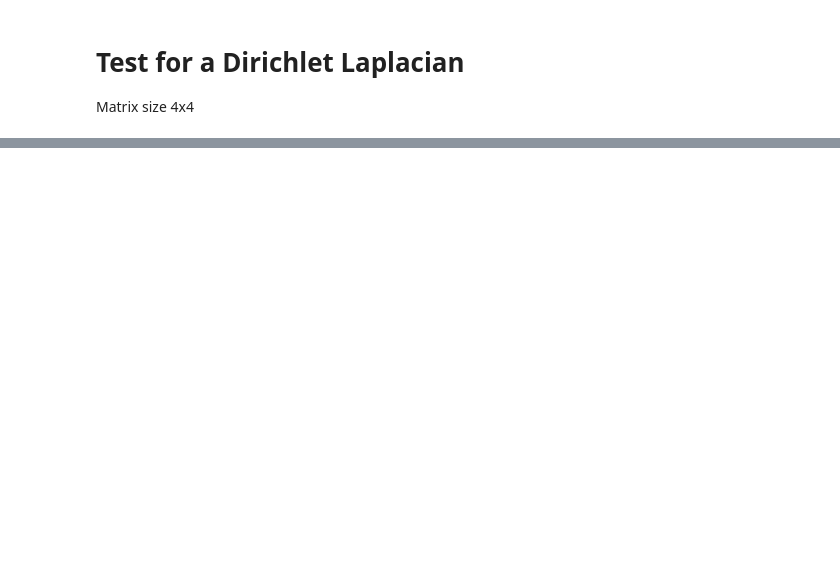
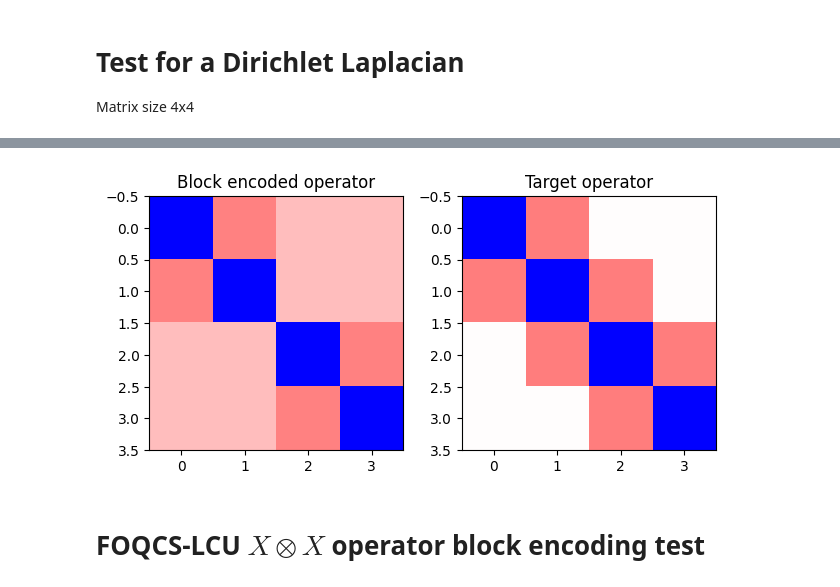
Before and after one commit to TDC28/laplacian_beqc, a Jupyter notebook: foqcs-lcu.ipynb, the cells around one changed output, grey strips where cells are left out. Drawn from its saved outputs; the diff is of its cells as text; code cells hidden in the pictures; blank space fills up the shorter version.

```diff
--- a/foqcs-lcu.ipynb
+++ b/foqcs-lcu.ipynb
@@ -105,7 +106,11 @@ Matrix size 4x4
 ops, coefs = PauliDecomposition(generate_laplacian([4], analytic_normalize=True).todense())
 ops2 = []
 
+coefs = np.sqrt(np.array(coefs))
+
 for op in ops:
+    print(op)
     ops2.append(PauliGate(op))
+    print(PauliGate(op))
 
-be = lcu_block_encoding(2, np.sqrt(coefs), ops2)
+ops = ops2
@@ -132,0 +126,12 @@ array([[-0.5       , -0.20412415,  0.28867513,  0.11785113],
+# %%
+L = 2
+subprep = sub_prep_foqcs_lcu(coefs, normalization=True, compact=True)
+subprepL = sub_prep_foqcs_lcu(coefs.conj(), normalization=True, compact=True)
+select = select_foqcs_lcu(L)
+
+qc = QuantumCircuit(3 * L)
+qc.append(subprep, list(range(0, L)))
+qc.append(select, list(range(3 * L)))
+qc.append(subprepL.inverse(), list(range(L)))
+op = qc.to_instruction()
+qc.draw()
@@ -132,0 +152,18 @@ array([[-0.5       , -0.20412415,  0.28867513,  0.11785113],
+# %%
+qc2 = QuantumCircuit(3 * L)
+qc2.append(op, [4, 5, 2, 3, 0, 1])
+qc2.decompose().draw()
+
+fig, axs = plt.subplots(1, 2)
+axs[0].imshow(get_circuit_unitary(qc2, [2]), cmap="seismic", vmin=-1, vmax=1)
+axs[0].set_title("Block encoded operator")
+
+axs[1].imshow(generate_laplacian([4], analytic_normalize=True).todense(), cmap="seismic", vmin=-1, vmax=1)
+axs[1].set_title("Target operator")
+
+fig.tight_layout()
+plt.show()
+# %% [output]
+[figure, added]
+# %% [markdown]
+# FOQCS-LCU $X \otimes X$ operator block encoding test
```
Also changed, not shown: parts of 7 cells of this notebook.
